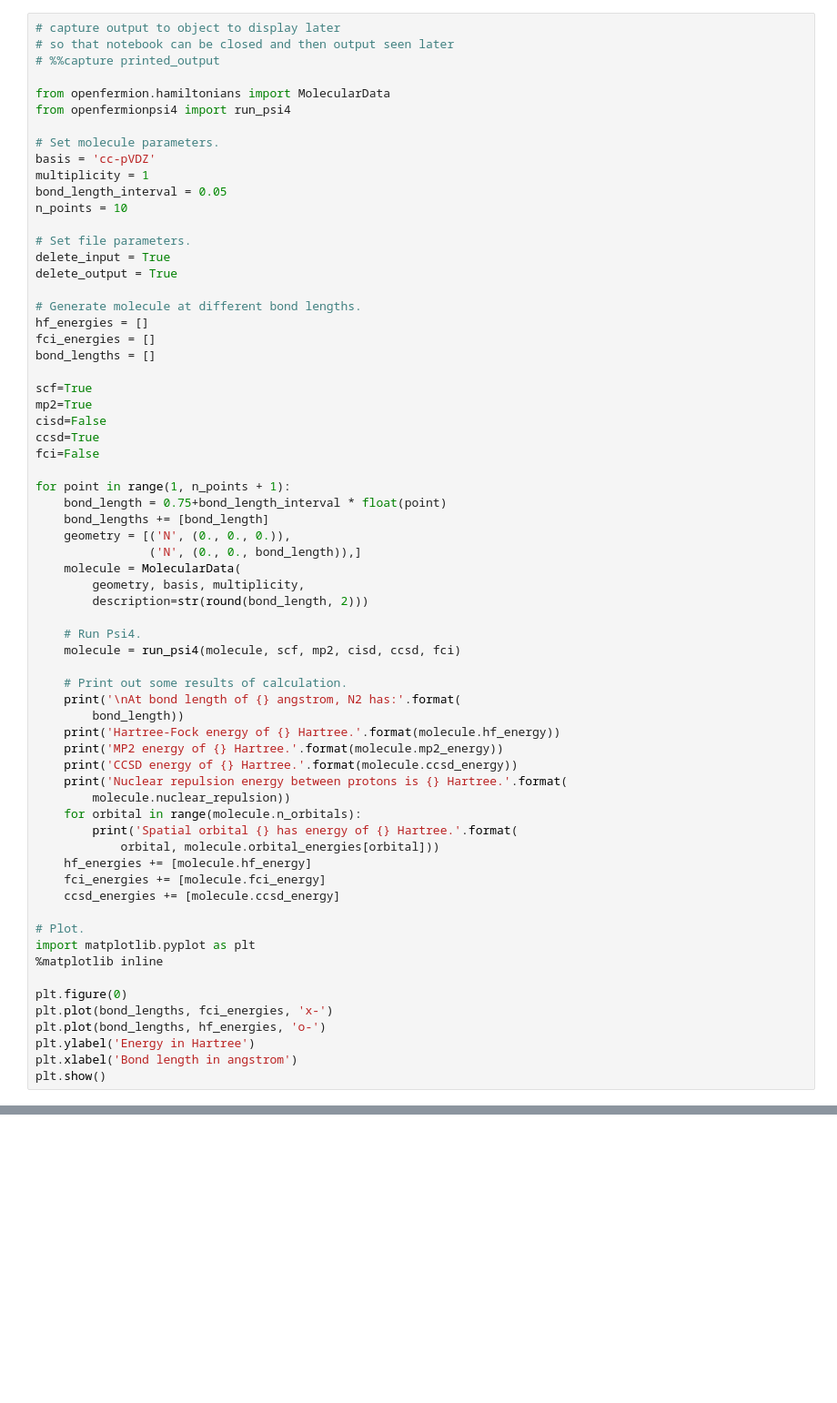
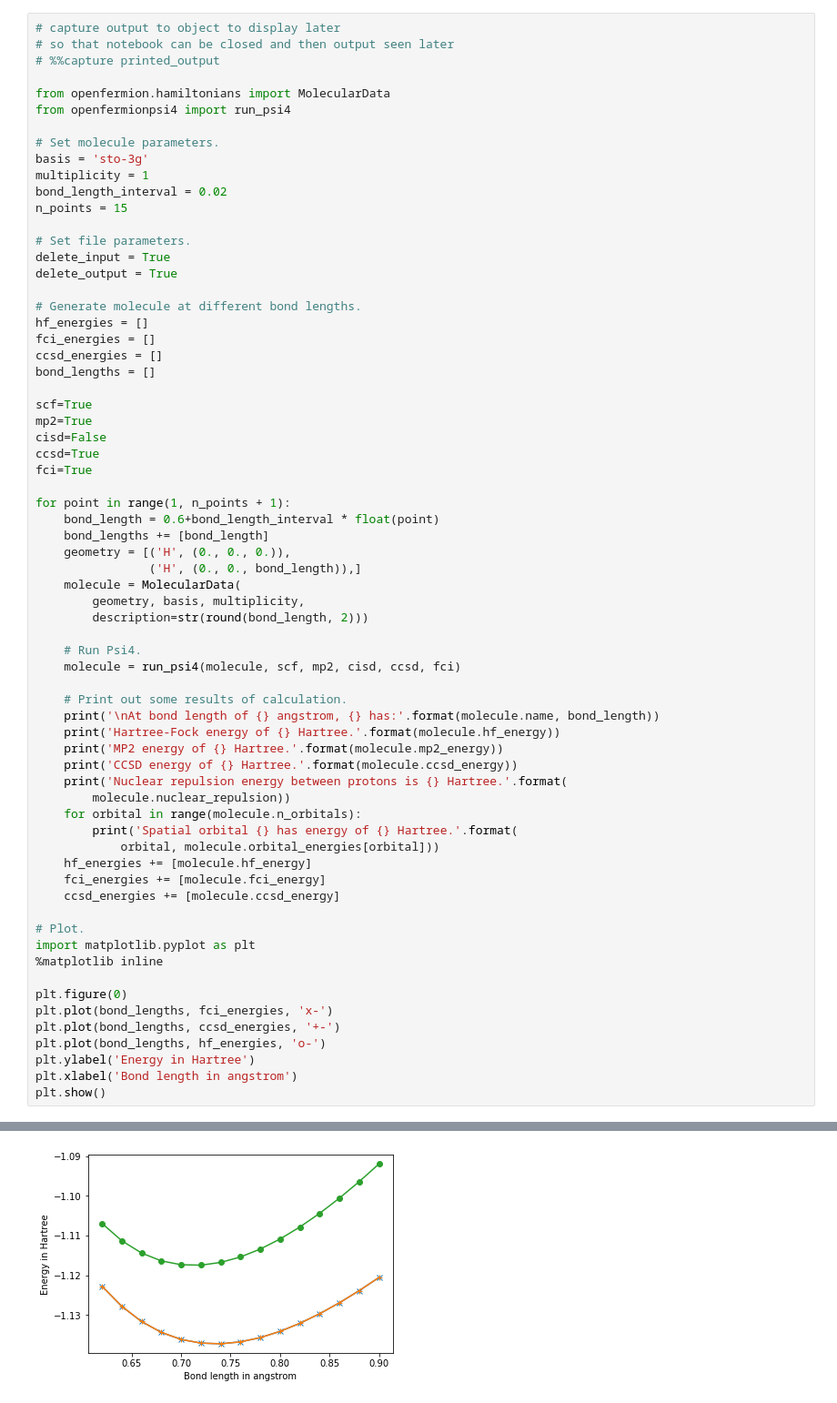
Before and after one commit to sathyawageeswar/varCoupledCluster, a Jupyter notebook: test_OpenFermion_Psi4.ipynb, the cells around one changed output, grey strips where cells are left out. Shown at 91% size. Drawn from its saved outputs; the diff is of its cells as text; blank space fills up the shorter version.

Commit message:
ccsd for H2

```diff
--- a/test_OpenFermion_Psi4.ipynb
+++ b/test_OpenFermion_Psi4.ipynb
@@ -7,10 +7,10 @@ from openfermion.hamiltonians import MolecularData
 from openfermionpsi4 import run_psi4
 
 # Set molecule parameters.
-basis = 'cc-pVDZ'
+basis = 'sto-3g'
 multiplicity = 1
-bond_length_interval = 0.05
-n_points = 10
+bond_length_interval = 0.02
+n_points = 15
 
 # Set file parameters.
 delete_input = True
@@ -19,19 +19,20 @@ delete_output = True
 # Generate molecule at different bond lengths.
 hf_energies = []
 fci_energies = []
+ccsd_energies = []
 bond_lengths = []
 
 scf=True
 mp2=True
 cisd=False
 ccsd=True
-fci=False
+fci=True
 
 for point in range(1, n_points + 1):
-    bond_length = 0.75+bond_length_interval * float(point)
+    bond_length = 0.6+bond_length_interval * float(point)
     bond_lengths += [bond_length]
-    geometry = [('N', (0., 0., 0.)),
-                ('N', (0., 0., bond_length)),]
+    geometry = [('H', (0., 0., 0.)),
+                ('H', (0., 0., bond_length)),]
     molecule = MolecularData(
         geometry, basis, multiplicity,
         description=str(round(bond_length, 2)))
@@ -40,8 +41,7 @@ for point in range(1, n_points + 1):
     molecule = run_psi4(molecule, scf, mp2, cisd, ccsd, fci)
 
     # Print out some results of calculation.
-    print('\nAt bond length of {} angstrom, N2 has:'.format(
-        bond_length))
+    print('\nAt bond length of {} angstrom, {} has:'.format(molecule.name, bond_length))
     print('Hartree-Fock energy of {} Hartree.'.format(molecule.hf_energy))
     print('MP2 energy of {} Hartree.'.format(molecule.mp2_energy))
     print('CCSD energy of {} Hartree.'.format(molecule.ccsd_energy))
@@ -60,7 +60,9 @@ import matplotlib.pyplot as plt
 
 plt.figure(0)
 plt.plot(bond_lengths, fci_energies, 'x-')
+plt.plot(bond_lengths, ccsd_energies, '+-')
 plt.plot(bond_lengths, hf_energies, 'o-')
 plt.ylabel('Energy in Hartree')
 plt.xlabel('Bond length in angstrom')
 plt.show()
+# %% [output]
@@ -66,0 +86 @@ plt.show()
+[figure, added]
```
Also changed, not shown: parts of 7 cells of this notebook.
